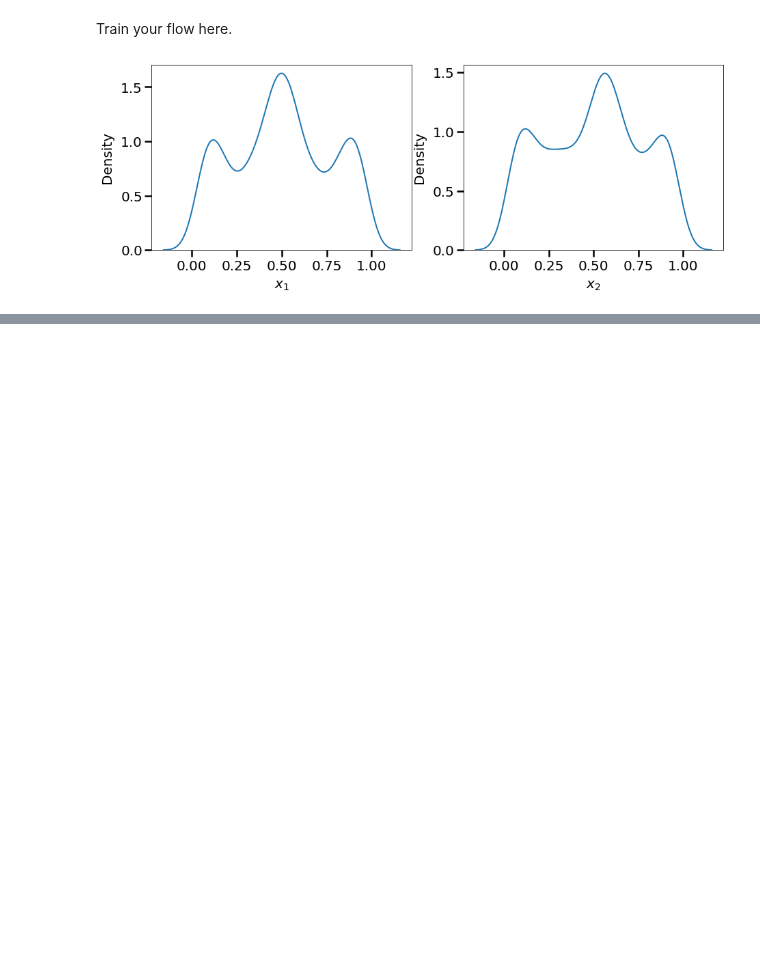
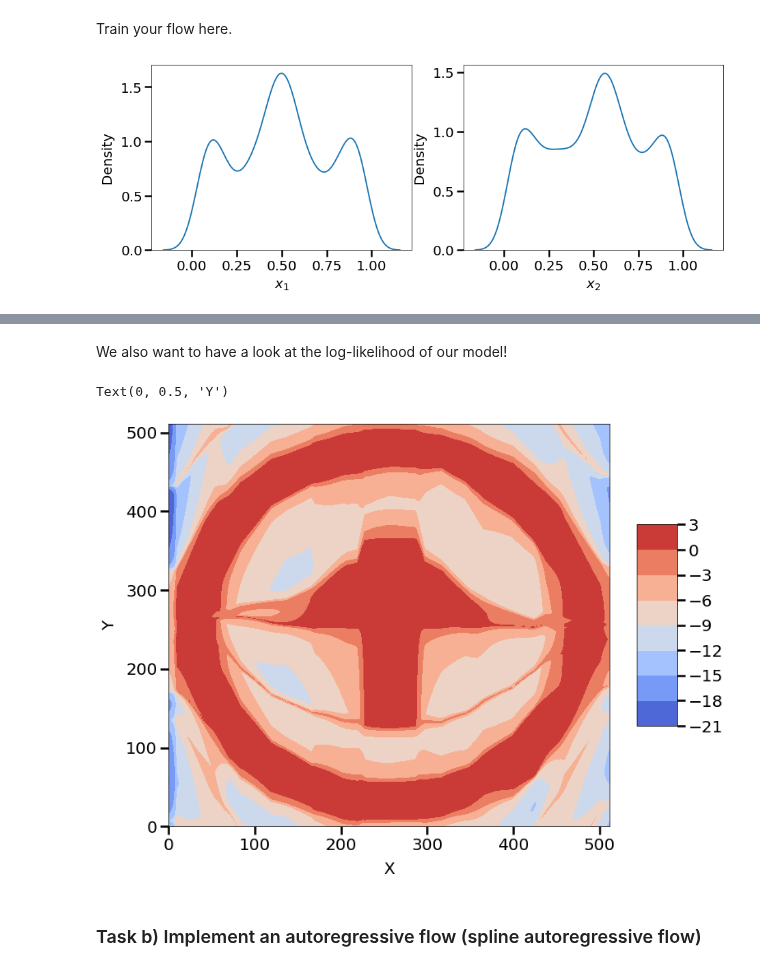
Before and after one commit to FelixSto/NSP_Assignments, a Jupyter notebook: notebooks/assignments/1-6-flows.ipynb, the cells around one changed output, grey strips where cells are left out. Cells and saved outputs as stored; diff of their text form; code cells hidden in the pictures; blank space fills up the shorter version.

```diff
--- a/notebooks/assignments/1-6-flows.ipynb
+++ b/notebooks/assignments/1-6-flows.ipynb
@@ -91,3 +122,27 @@ flow_dist.sample()  # doctest: +SKIP
+# %% [markdown]
+We also want to have a look at the log-likelihood of our model!
+# %%
+# compute the log-likelihood at a discrete grid
+rows = np.arange(0, width)
+cols = np.arange(0, height)
+X, Y = np.meshgrid(cols, rows)
+
+# flatten the grid points and evaluate their log-liklihoods
+coordinates = torch.FloatTensor(np.stack((X,Y), axis=2)).view(-1, 2)
+log_likelihood = flow_dist.log_prob(coordinates/width).detach().view(-1,width).numpy()
+
+# finally, let's plot the log-likelihood
+fig, ax = plt.subplots()
+surf = ax.contourf(X, Y, log_likelihood, cmap=cm.coolwarm,  antialiased=False)
+
+fig.colorbar(surf, shrink=0.5, aspect=5)
+ax.set_xlabel('X')
+ax.set_ylabel('Y')
+# %% [output]
+Text(0, 0.5, 'Y')
+[figure, added]
+# %% [markdown]
+### Task b) Implement an autoregressive flow (spline autoregressive flow)
 # %%
 from pyro.nn import AutoRegressiveNN
 
```
Also changed, not shown: parts of 16 cells of this notebook.
